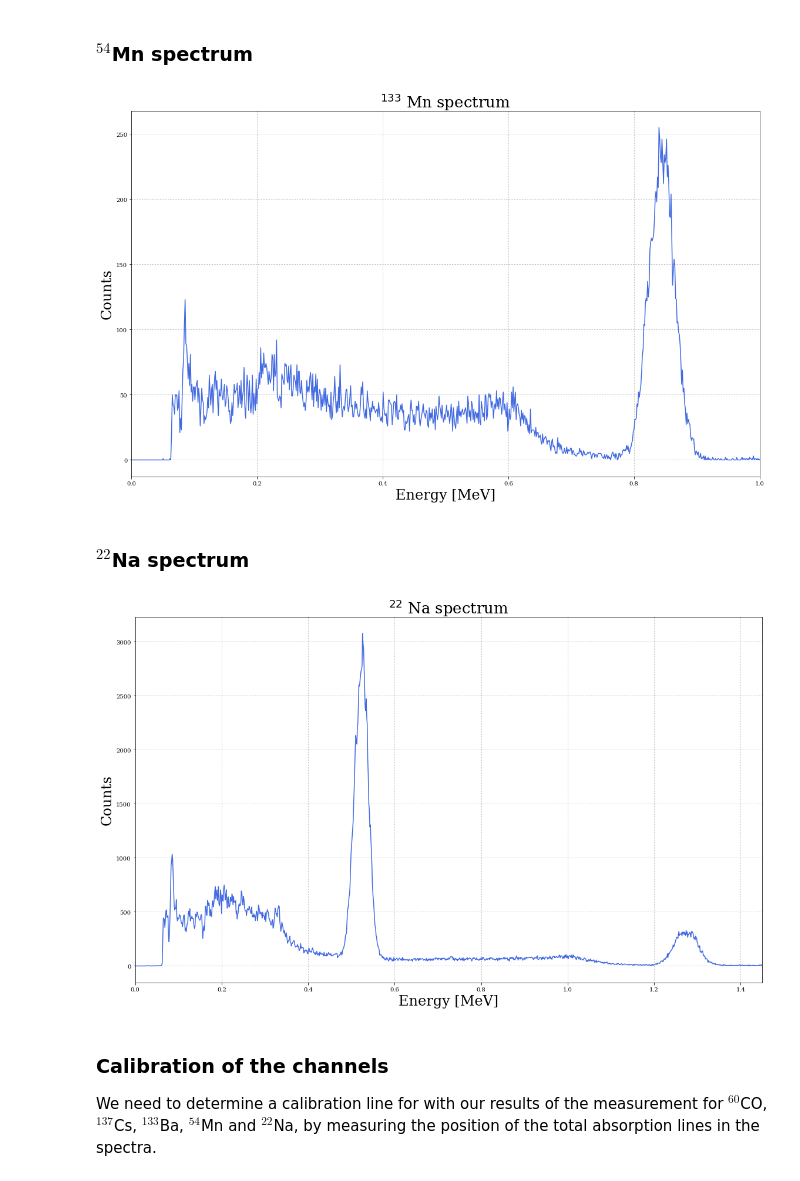
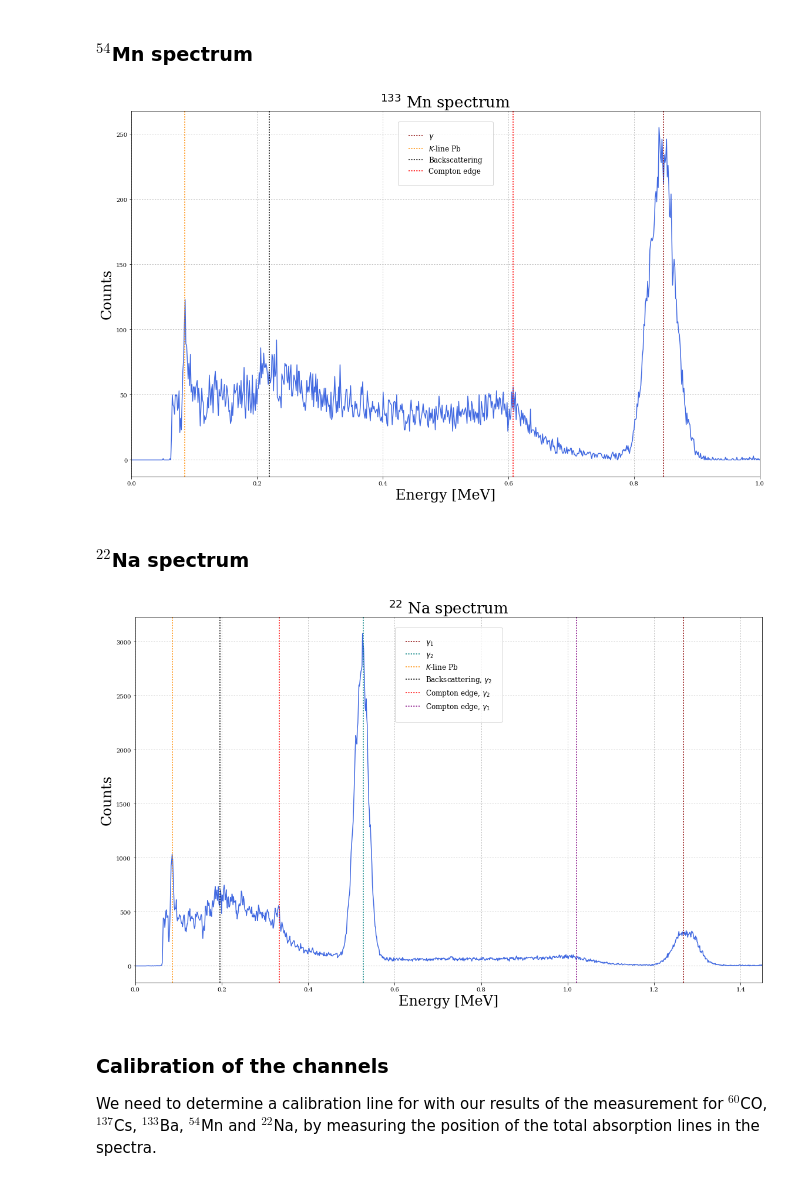
Before and after one commit to mathieukaltschmidt/FP-physics-lab-course, a Jupyter notebook: F82 Coincidence Spektrometer/Python/F82.ipynb, the cells around one changed output. Drawn from its saved outputs; the diff is of its cells as text; code cells hidden in the pictures.

```diff
--- a/F82 Coincidence Spektrometer/Python/F82.ipynb
+++ b/F82 Coincidence Spektrometer/Python/F82.ipynb
@@ -106,8 +166,14 @@ plt.ylabel('Counts', size = 24)
 plt.xlim(0,1)
 plt.grid(ls='dotted')
 
+plt.axvline(x = peaks_Mn[0], ls = 'dotted', color = 'darkred', lw = 1.5, label = r'$\gamma$')
+plt.axvline(x = peakMn_Pb, ls = 'dotted', color = 'darkorange', lw = 1.5, label = r'$K$-line Pb')
+plt.axvline(x = compton_Mn[0], ls = 'dotted', color = 'black', lw = 1.5, label = r'Backscattering')
+plt.axvline(x = compton_Mn[1], ls = 'dotted', color = 'red', lw = 1.5, label = r'Compton edge')
+plt.legend(frameon=True,fontsize='large', borderpad=1.5, borderaxespad=1.5,loc='best')
+
 #Saving the result
 plt.tight_layout()
 plt.savefig('Plots/Mn54.pdf')
 # %% [output]
-[figure, old version]
+[figure, new version]
@@ -118,18 +180,42 @@ fwhm_Mn = 42
 # %% [markdown]
 ### $^{22}$Na spectrum
+# %%
+#relevant DATA
+peaks_Na = np.array([1054]) * conv
+fwhm_Na = np.array([51]) * conv
+
+#Gamma peak
+gamma_Na = 0.527
+fwhm_Na = 0.041
+
+#X-ray of lead
+peakNa_Pb = 0.086
+fwhmNa_Pb = 0.015
+
+#Compton edge
+compton_Na = [0.196, 0.333, 1.02]
+compton_Na_err = [0.048, 0.012, 0.02]
 # %%
 na_counts  = np.loadtxt(r'DATA/Gamma-spectra/Na22.txt', unpack=True)
 
 #Plotting the result
 plt.plot(energies, na_counts, color = 'royalblue')
 plt.title('$^{22}$ Na spectrum', size = 26)
 plt.xlabel('Energy [MeV]', size = 24)
 plt.ylabel('Counts', size = 24)
 plt.xlim(0,1.45)
 plt.grid(ls='dotted')
 
+plt.axvline(x = peaks_Na[0], ls = 'dotted', color = 'darkred', lw = 1.5, label = r'$\gamma_1$')
+plt.axvline(x = gamma_Na, ls = 'dotted', color = 'teal', lw = 1.5, label = r'$\gamma_2$')
+plt.axvline(x = peakNa_Pb, ls = 'dotted', color = 'darkorange', lw = 1.5, label = r'$K$-line Pb')
+plt.axvline(x = compton_Na[0], ls = 'dotted', color = 'black', lw = 1.5, label = r'Backscattering, $\gamma_2$')
+plt.axvline(x = compton_Na[1], ls = 'dotted', color = 'red', lw = 1.5, label = r'Compton edge, $\gamma_2$')
+plt.axvline(x = compton_Na[2], ls = 'dotted', color = 'purple', lw = 1.5, label = r'Compton edge, $\gamma_1$')
+plt.legend(frameon=True,fontsize='large', borderpad=1.5, borderaxespad=1.5,loc='best')
+
 #Saving the result
 plt.tight_layout()
 plt.savefig('Plots/Na22.pdf')
 # %% [output]
-[figure, old version]
+[figure, new version]
```
Also changed, not shown: parts of 35 cells of this notebook, 44 other files.
